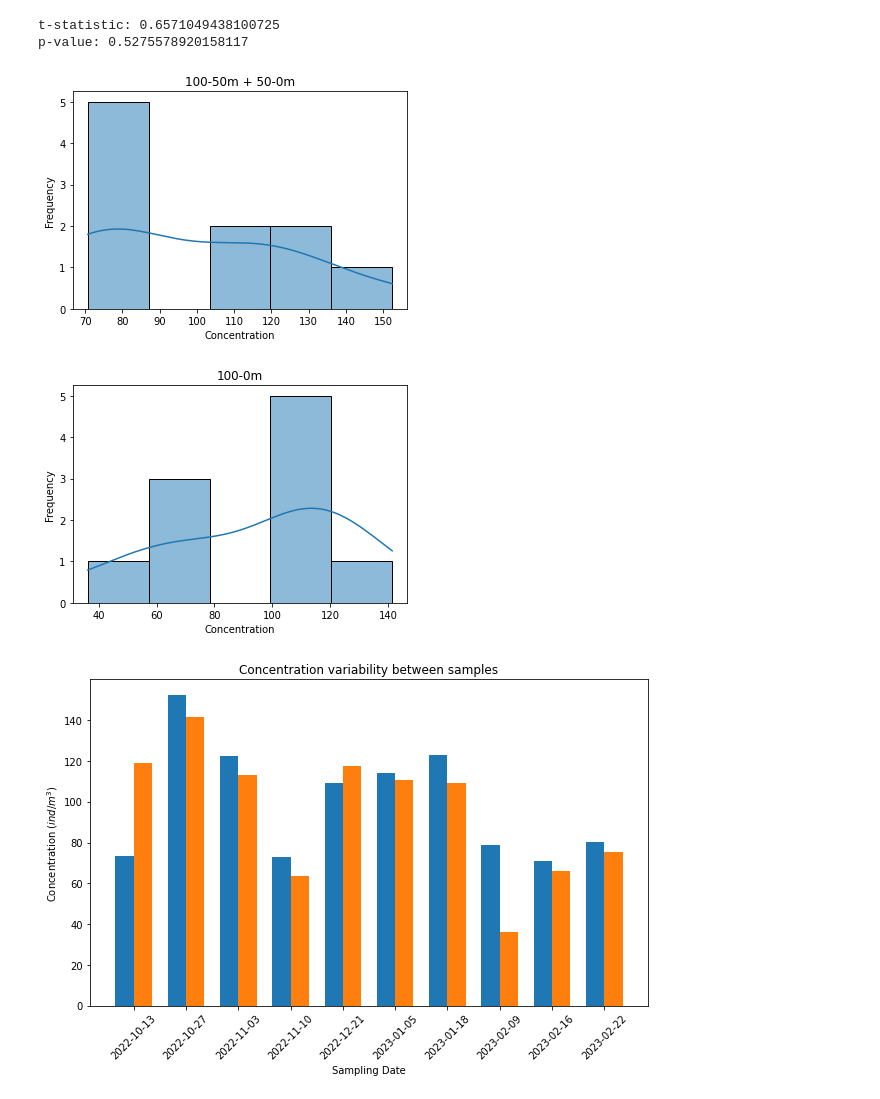
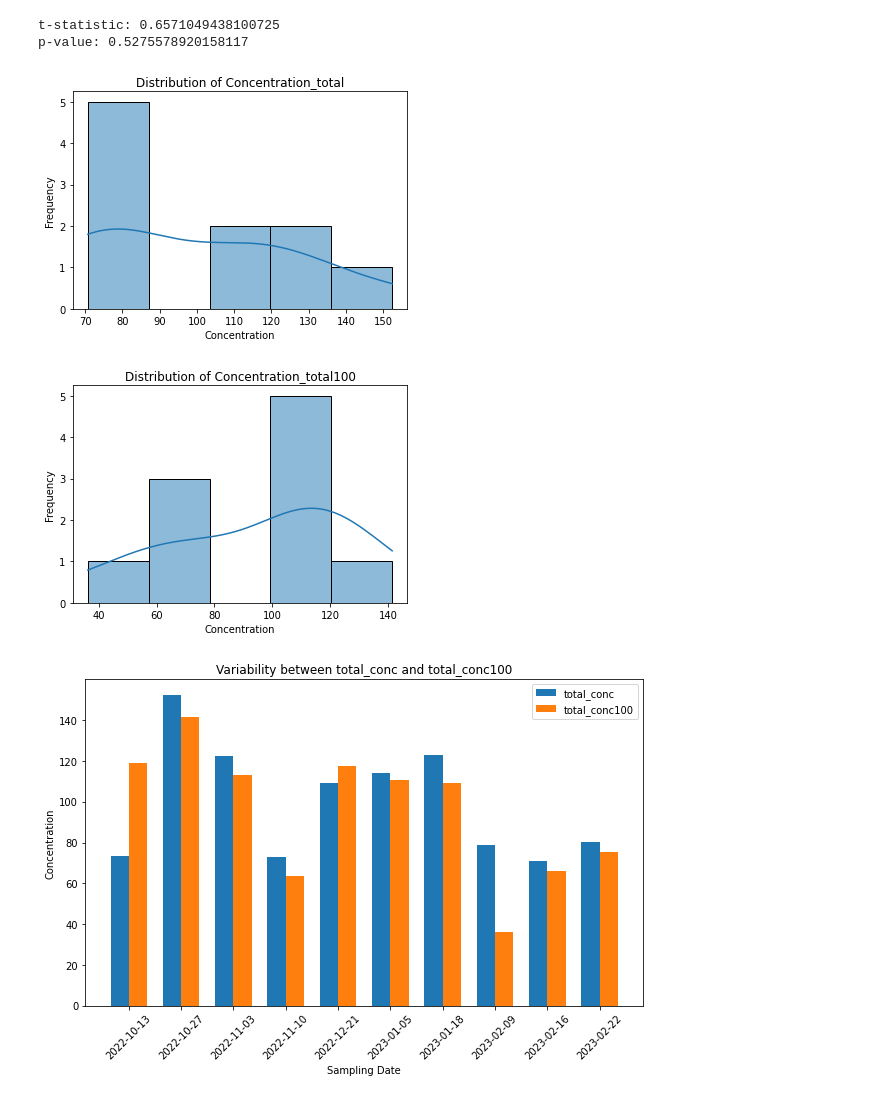
Before and after one commit to JerKeller/2022_Intro_Python, a Jupyter notebook: Variabilty_ecotaxa_analysis.ipynb, the cells around one changed output. Saved outputs shown, nothing was run; the diff lists cells and outputs as text; code cells hidden in the pictures.

```diff
--- a/Variabilty_ecotaxa_analysis.ipynb
+++ b/Variabilty_ecotaxa_analysis.ipynb
@@ -12,3 +12,8 @@ import subprocess
 from plotnine import ggplot, aes, geom_point, geom_line, labs, ggtitle, scale_y_log10
 import matplotlib.pyplot as plt
 import seaborn as sns
+
+from google.colab import drive
+from google.colab import drive
+ecotaxa_export = '/content/drive/MyDrive/Ecotaxa_analysis/ecotaxa_export_yr.tsv'
+tsv_read = pd.read_csv(ecotaxa_export, sep='\t')
@@ -538,47 +526,49 @@ p-value: 0.5275578920158117
 # %%
 # Plot histogram for 'Concentration_total'
 sns.histplot(merged['Concentration_total'], kde=True)
-plt.title('100-50m + 50-0m')
+plt.title('Distribution of Concentration_total')
 plt.xlabel('Concentration')
 plt.ylabel('Frequency')
 plt.show()
 
 # Plot histogram for 'Concentration_total100'
 sns.histplot(merged['Concentration_total100'], kde=True)
-plt.title('100-0m')
+plt.title('Distribution of Concentration_total100')
 plt.xlabel('Concentration')
 plt.ylabel('Frequency')
 plt.show()
 # %% [output]
-[figure, old version]
+[figure, new version]
-[figure, old version]
+[figure, new version]
 # %%
 # Set the figure size
 plt.figure(figsize=(10, 6))
 
 # Set the x-axis labels
 dates = merged['Date'].dt.strftime('%Y-%m-%d').tolist()
 
 # Set the bar width
 bar_width = 0.35
 
 # Create the bar plots
 plt.bar(range(len(dates)), merged['Concentration_total'], width=bar_width, label='total_conc')
 plt.bar([i + bar_width for i in range(len(dates))], merged['Concentration_total100'], width=bar_width, label='total_conc100')
 
 # Set the x-axis tick labels
 plt.xticks([i + bar_width/2 for i in range(len(dates))], dates, rotation=45)
 
 # Set the axis labels and title
 plt.xlabel('Sampling Date')
-plt.ylabel('Concentration ($ind/m^3$)')
-plt.title('Concentration variability between samples')
+plt.ylabel('Concentration')
+plt.title('Variability between total_conc and total_conc100')
 
+# Add a legend
+plt.legend()
 
 # Show the plot
 plt.show()
 # %% [output]
-[figure, old version]
+[figure, new version]
 # %%
 sns.lineplot(x='Date', y='Difference', data=merged)
 plt.xticks(rotation=45)
```
Also changed, not shown: parts of 15 cells of this notebook.
